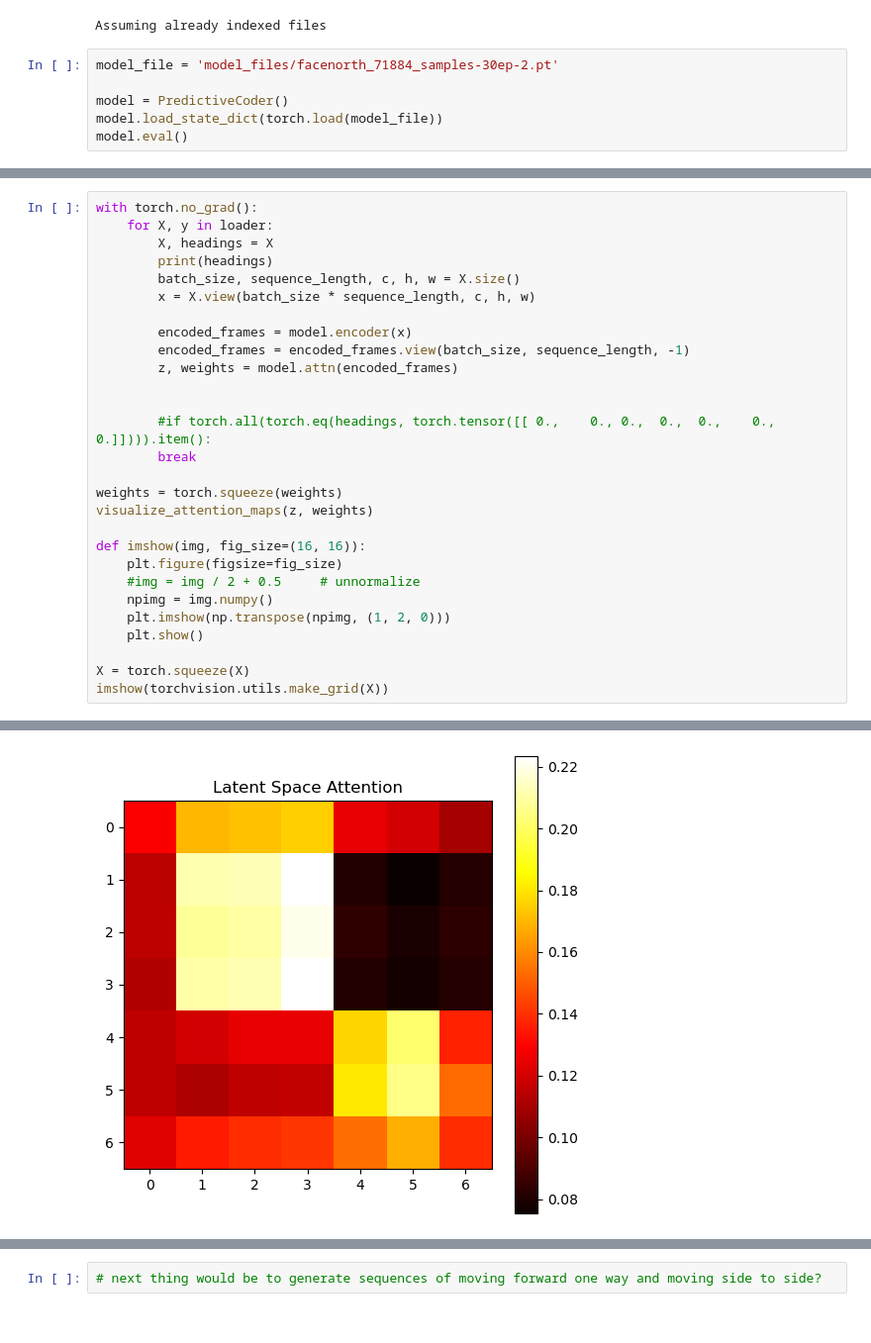
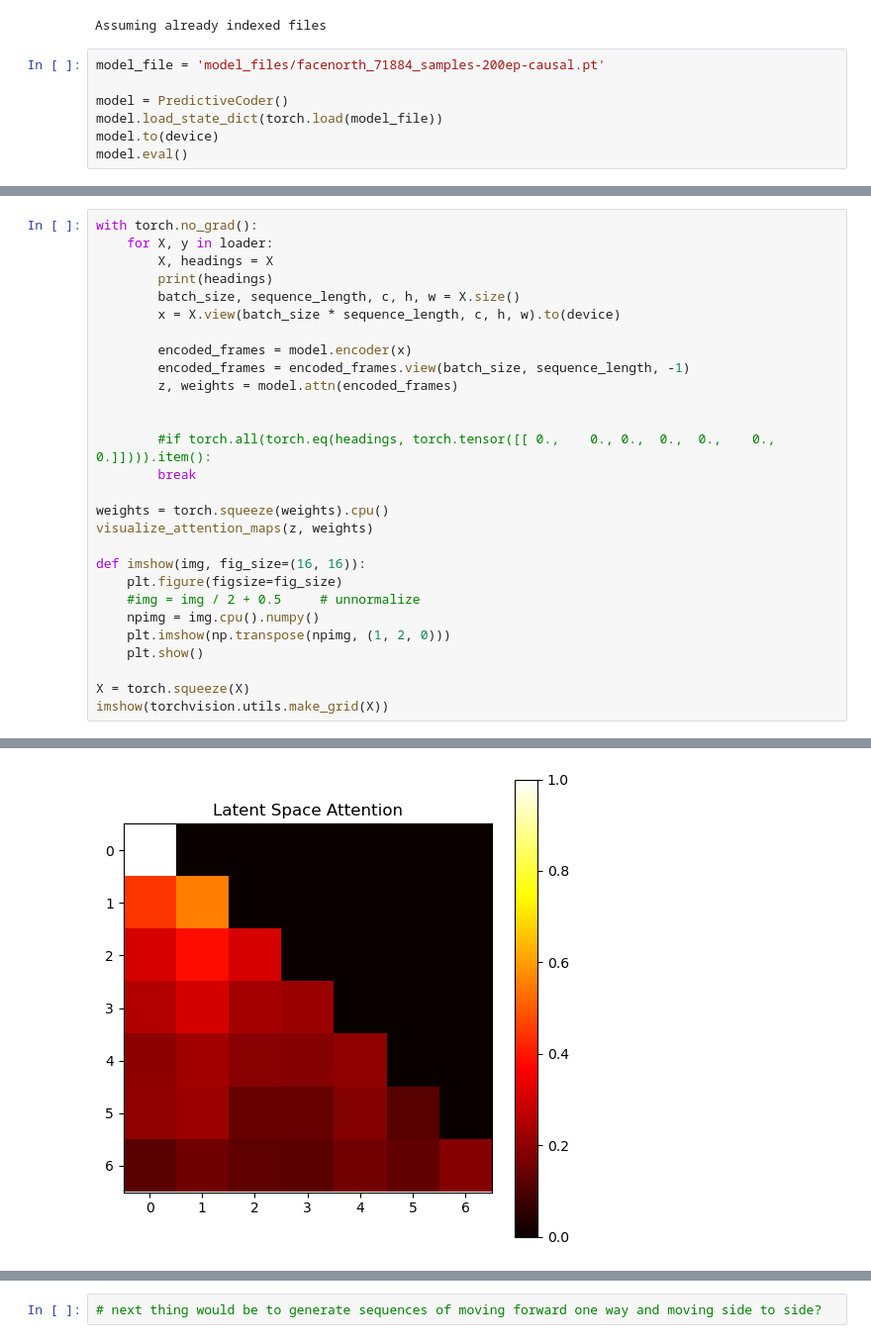
Before and after one commit to mx60s/predictive-coding-thesis, a Jupyter notebook: src/attn.ipynb, the cells around one changed output, grey strips where cells are left out. Shown at 99% size. Cells and saved outputs as stored; diff of their text form.

```diff
--- a/src/attn.ipynb
+++ b/src/attn.ipynb
@@ -40,10 +40,11 @@ loader = DataLoader(dataset, batch_size=1, shuffle=True, num_workers=2)
 # %% [output]
 Assuming already indexed files
 # %%
-model_file = 'model_files/facenorth_71884_samples-30ep-2.pt'
+model_file = 'model_files/facenorth_71884_samples-200ep-causal.pt'
 
 model = PredictiveCoder()
 model.load_state_dict(torch.load(model_file))
+model.to(device)
 model.eval()
 # %% [output]
 PredictiveCoder(
@@ -66,31 +67,31 @@ PredictiveCoder(
 # %%
 with torch.no_grad():
     for X, y in loader:
         X, headings = X
         print(headings)
         batch_size, sequence_length, c, h, w = X.size()
-        x = X.view(batch_size * sequence_length, c, h, w)
+        x = X.view(batch_size * sequence_length, c, h, w).to(device)
 
         encoded_frames = model.encoder(x)
         encoded_frames = encoded_frames.view(batch_size, sequence_length, -1)
         z, weights = model.attn(encoded_frames)
 
 
         #if torch.all(torch.eq(headings, torch.tensor([[ 0.,    0., 0.,  0.,  0.,    0.,   0.]]))).item():
         break
 
-weights = torch.squeeze(weights)
+weights = torch.squeeze(weights).cpu()
 visualize_attention_maps(z, weights)
 
 def imshow(img, fig_size=(16, 16)):
     plt.figure(figsize=fig_size)
     #img = img / 2 + 0.5     # unnormalize
-    npimg = img.numpy()
+    npimg = img.cpu().numpy()
     plt.imshow(np.transpose(npimg, (1, 2, 0)))
     plt.show()
 
 X = torch.squeeze(X)
 imshow(torchvision.utils.make_grid(X))
 # %% [output]
 tensor([[0., 0., 0., 0., 0., 0., 0.]], dtype=torch.float64)
-[figure, old version]
+[figure, new version]
```
Also changed, not shown: parts of 4 cells of this notebook, 7 other files.
